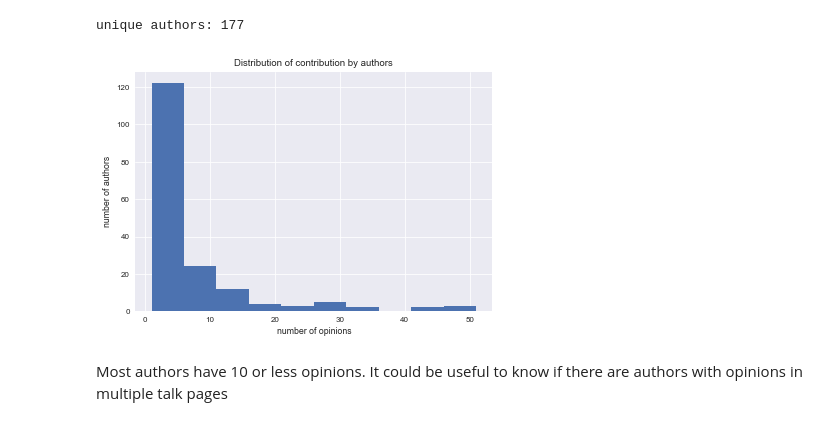
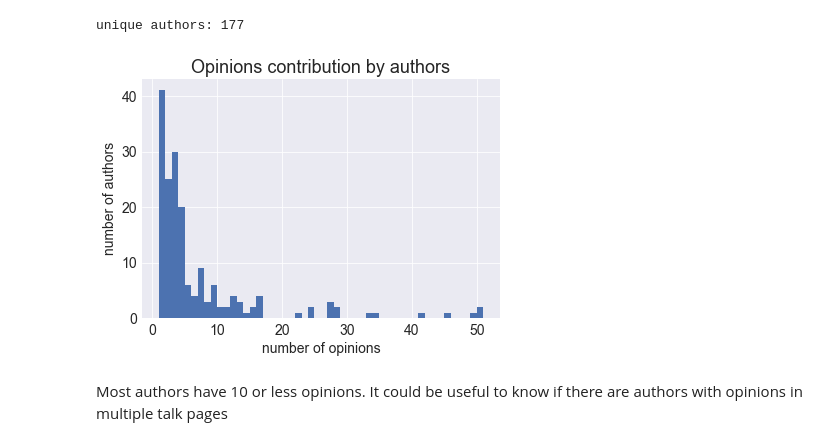
Before and after one commit to espol-cti/cwdiscussions, a Jupyter notebook: identify opinion types.ipynb, the cells around one changed output. Saved outputs shown, nothing was run; the diff lists cells and outputs as text; code cells hidden in the pictures.

```diff
--- a/identify opinion types.ipynb
+++ b/identify opinion types.ipynb
@@ -12,6 +12,11 @@ import matplotlib.pyplot as plt
 import seaborn as sns
 %matplotlib inline
 matplotlib.style.use('seaborn-paper')
+matplotlib.rcParams['font.size'] = 14
+matplotlib.rcParams['ytick.labelsize'] = 14
+matplotlib.rcParams['xtick.labelsize'] = 14
+matplotlib.rcParams['axes.labelsize'] = 14
+matplotlib.rcParams['axes.titlesize'] = 18
 # %% [markdown]
 Load our labelled dataset, containing the opinions in the talk pages of wikipedia segmented by sentences assuming normal punctuation. This dataset includes the initial 1000 edits of talk pages of political leaders in America.
 # %%
@@ -71,12 +70,12 @@ unique authors: 177
 # %%
 discussion_pereditor= ds.groupby('contributor').size()
 discussion_pereditor= discussion_pereditor.sort_values(ascending=False)
-discussion_pereditor.hist()
+discussion_pereditor.hist(bins=50)
 plt.xlabel('number of opinions')
 plt.ylabel('number of authors')
-plt.title('Distribution of contribution by authors')
-plt.savefig('output/authorcontribdist.eps', format='eps')
+plt.title('Opinions contribution by authors')
+plt.savefig('output/opauthorcontribdist.eps', format='eps')
 # %% [output]
-[figure, old version]
+[figure, new version]
 # %% [markdown]
 Most authors have 10 or less opinions.  It could be useful to know if there are authors with opinions in multiple talk pages
```
Also changed, not shown: parts of 39 cells of this notebook, 22 other files.
